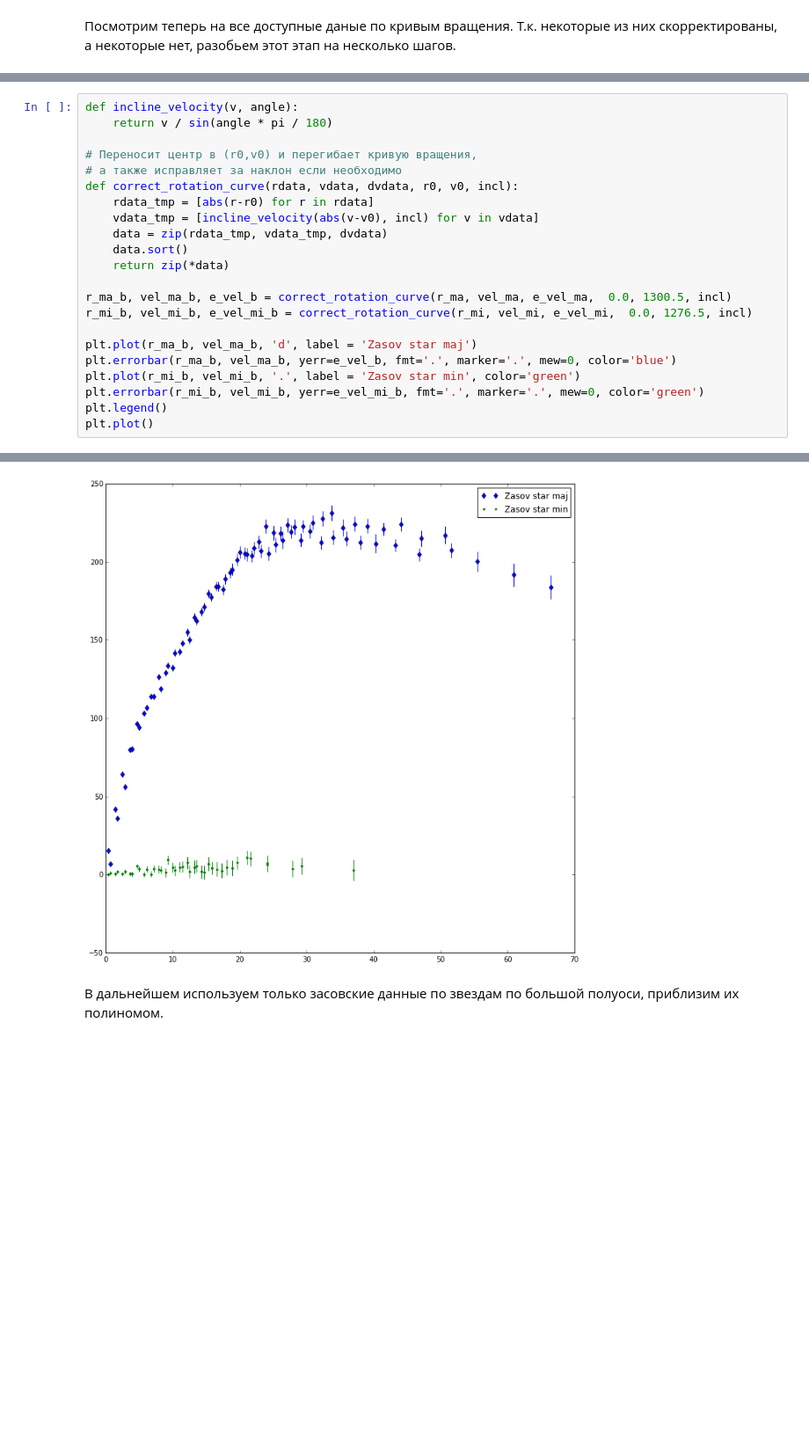
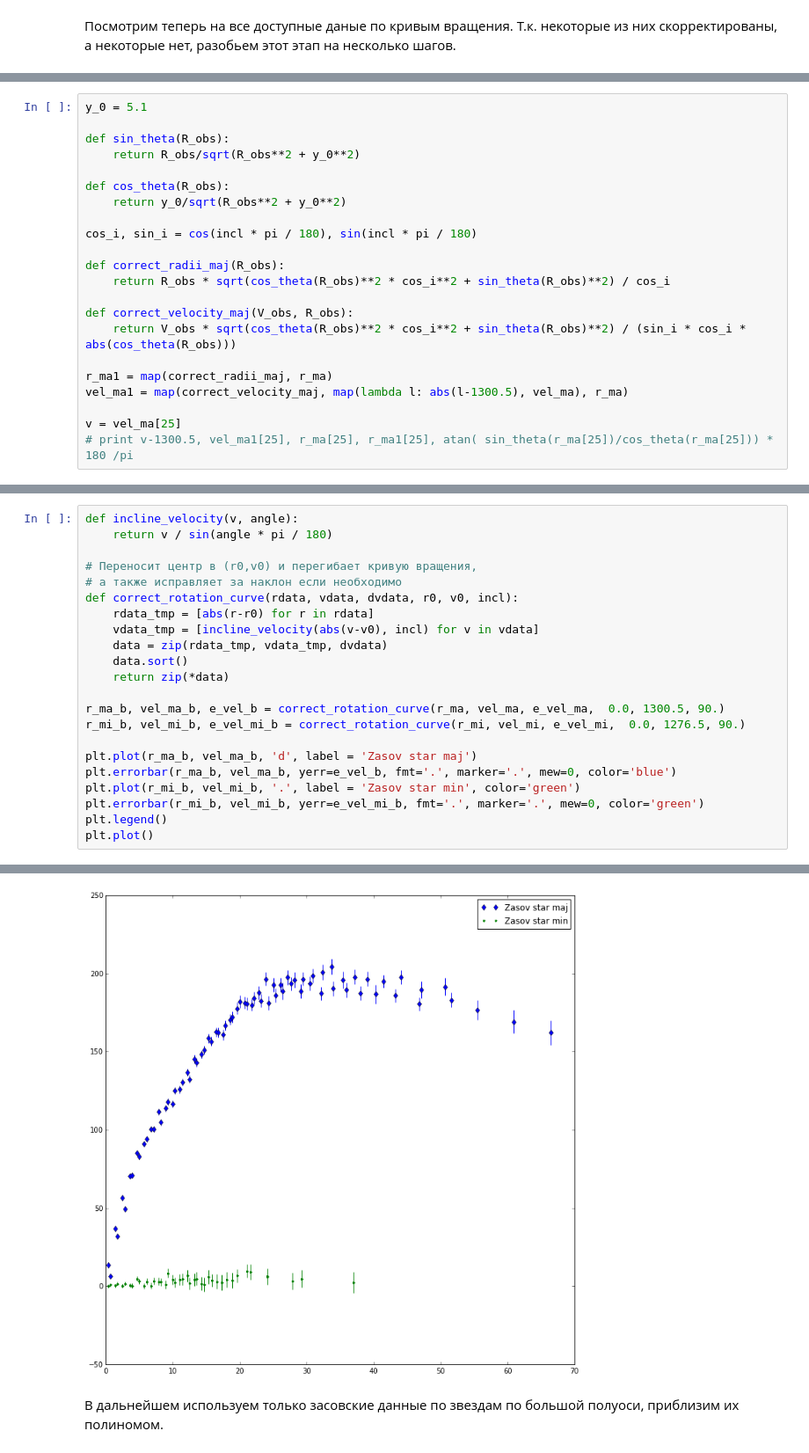
Before and after one commit to Amarchuk/2FInstability, a Jupyter notebook: notebooks/NGC3245.ipynb, the cells around one changed output, grey strips where cells are left out. Shown at 88% size. Saved outputs shown, nothing was run; the diff lists cells and outputs as text; blank space fills up the shorter version.

```diff
--- a/notebooks/NGC3245.ipynb
+++ b/notebooks/NGC3245.ipynb
@@ -127,0 +226,22 @@ plt.plot()
+# %%
+y_0 = 5.1
+
+def sin_theta(R_obs):
+    return R_obs/sqrt(R_obs**2 + y_0**2)
+
+def cos_theta(R_obs):
+    return y_0/sqrt(R_obs**2 + y_0**2)
+
+cos_i, sin_i = cos(incl * pi / 180), sin(incl * pi / 180)
+
+def correct_radii_maj(R_obs):
+    return R_obs * sqrt(cos_theta(R_obs)**2 * cos_i**2 + sin_theta(R_obs)**2) / cos_i
+
+def correct_velocity_maj(V_obs, R_obs):
+    return V_obs * sqrt(cos_theta(R_obs)**2 * cos_i**2 + sin_theta(R_obs)**2) / (sin_i * cos_i * abs(cos_theta(R_obs)))
+
+r_ma1 = map(correct_radii_maj, r_ma)
+vel_ma1 = map(correct_velocity_maj, map(lambda l: abs(l-1300.5), vel_ma), r_ma)
+
+v = vel_ma[25]
+# print v-1300.5, vel_ma1[25], r_ma[25], r_ma1[25], atan( sin_theta(r_ma[25])/cos_theta(r_ma[25])) * 180 /pi
@@ -128,28 +260,28 @@ plt.plot()
 # %%
 def incline_velocity(v, angle):
     return v / sin(angle * pi / 180)
 
 # Переносит центр в (r0,v0) и перегибает кривую вращения,
 # а также исправляет за наклон если необходимо
 def correct_rotation_curve(rdata, vdata, dvdata, r0, v0, incl):
     rdata_tmp = [abs(r-r0) for r in rdata]
     vdata_tmp = [incline_velocity(abs(v-v0), incl) for v in vdata]
     data = zip(rdata_tmp, vdata_tmp, dvdata)
     data.sort()
     return zip(*data)
 
-r_ma_b, vel_ma_b, e_vel_b = correct_rotation_curve(r_ma, vel_ma, e_vel_ma,  0.0, 1300.5, incl)
-r_mi_b, vel_mi_b, e_vel_mi_b = correct_rotation_curve(r_mi, vel_mi, e_vel_mi,  0.0, 1276.5, incl)
+r_ma_b, vel_ma_b, e_vel_b = correct_rotation_curve(r_ma, vel_ma, e_vel_ma,  0.0, 1300.5, 90.)
+r_mi_b, vel_mi_b, e_vel_mi_b = correct_rotation_curve(r_mi, vel_mi, e_vel_mi,  0.0, 1276.5, 90.)
 
 plt.plot(r_ma_b, vel_ma_b, 'd', label = 'Zasov star maj')
 plt.errorbar(r_ma_b, vel_ma_b, yerr=e_vel_b, fmt='.', marker='.', mew=0, color='blue')
 plt.plot(r_mi_b, vel_mi_b, '.', label = 'Zasov star min', color='green')
 plt.errorbar(r_mi_b, vel_mi_b, yerr=e_vel_mi_b, fmt='.', marker='.', mew=0, color='green')
 plt.legend()
 plt.plot()
 # %% [output]
 []
-[figure, old version]
+[figure, new version]
 # %% [markdown]
 В дальнейшем используем только засовские данные по звездам по большой полуоси, приблизим их полиномом.
 # %%
```
Also changed, not shown: parts of 29 cells of this notebook.
